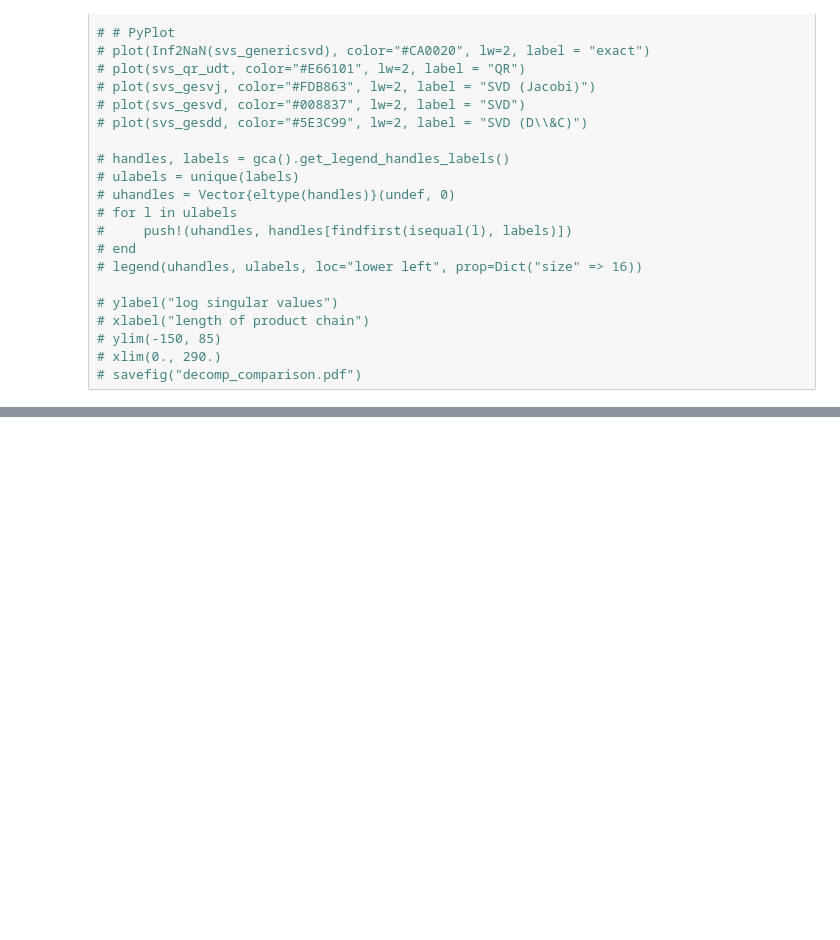
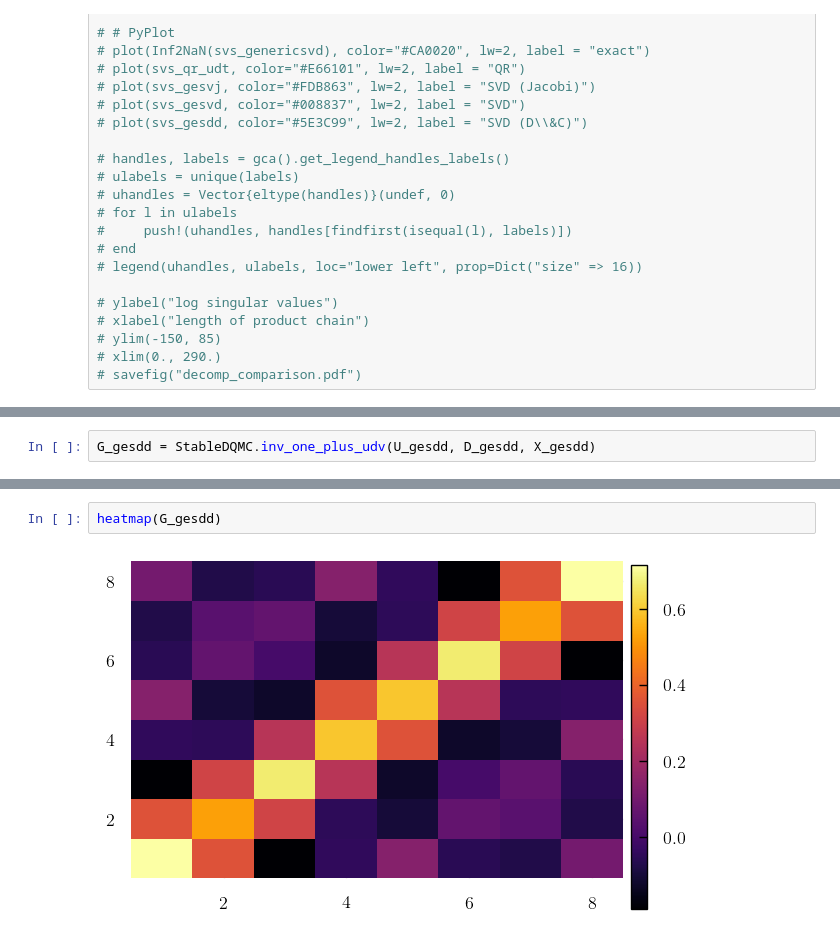
Before and after one commit to carstenbauer/StableDQMC.jl, a Jupyter notebook: notebooks/accuracy.ipynb, the cells around one changed output, grey strips where cells are left out. Cells and saved outputs as stored; diff of their text form; blank space fills up the shorter version.

```diff
--- a/notebooks/accuracy.ipynb
+++ b/notebooks/accuracy.ipynb
@@ -236,0 +279,2 @@ xlims!((0., 400.))
+# %%
+G_gesdd = StableDQMC.inv_one_plus_udv(U_gesdd, D_gesdd, X_gesdd)
@@ -236,0 +291,4 @@ xlims!((0., 400.))
+# %%
+heatmap(G_gesdd)
+# %% [output]
+[figure, added]
```
Also changed, not shown: parts of 36 cells of this notebook, 9 other files.
